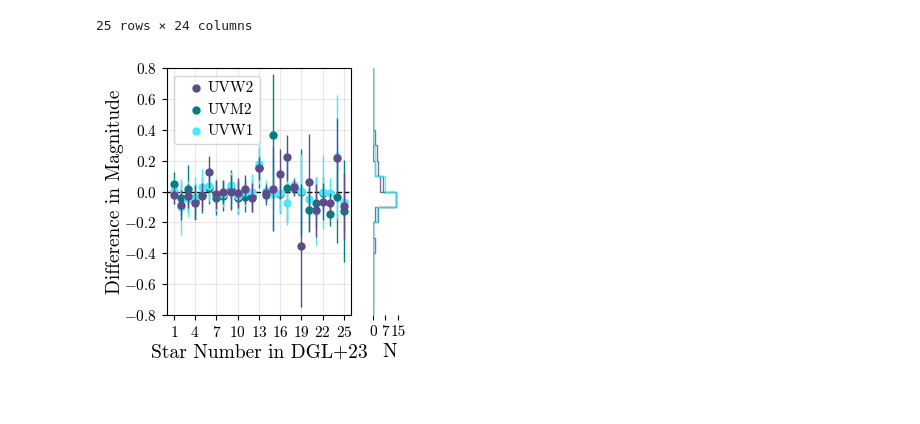
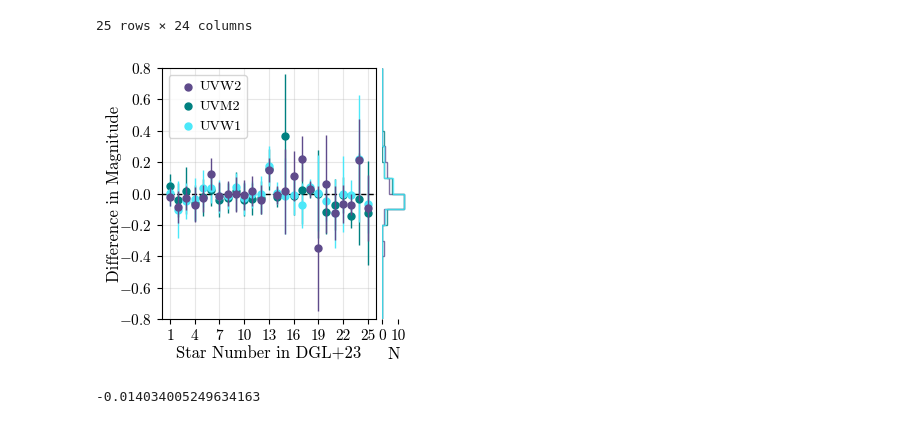
Before and after one commit to AstroLudwig/SUMS_UVPhotometricCatalog, a Jupyter notebook: 3_ValidationTesting/0_ComparisonToDrout23.ipynb, the cells around one changed output. Drawn from its saved outputs; the diff is of its cells as text; code cells hidden in the pictures.

Commit message:
Tried to make the figure less squished

```diff
--- a/3_ValidationTesting/0_ComparisonToDrout23.ipynb
+++ b/3_ValidationTesting/0_ComparisonToDrout23.ipynb
@@ -93,13 +93,13 @@ disc
 # %%
 from  matplotlib import rcParams
 rcParams["mathtext.fontset"] = 'cm'
-rcParams["axes.labelsize"] = 14
+rcParams["axes.labelsize"] = 12
 rcParams["lines.markersize"] = 5
 rcParams["lines.linewidth"] = 1
-rcParams["legend.fontsize"] = 11
+rcParams["legend.fontsize"] = 10
 
 f = plt.figure(constrained_layout=False, figsize=(3.36,3.36))
-ratio = 0.85
+ratio = 0.9
 gs = f.add_gridspec(1, 2,  width_ratios=(ratio,1-ratio))
 ax = f.add_subplot(gs[0])
 bx = f.add_subplot(gs[1])
@@ -117,42 +117,47 @@ ax.axhline(0,c='k',ls='--')
 # Labels
 #plt.xlabel(r'Star Number in Drout, G$\mathrm{\ddot{o}}$etberg, Ludwig 2023',color='black')
 ax.set_xlabel('Star Number in DGL+23',color='black',labelpad=3)
-ax.set_ylabel('Difference in Magnitude',color='black')
+ax.set_ylabel('Difference in Magnitude',color='black',labelpad=-2)
 # Legend
 ax.legend(loc='upper left',handletextpad=-0.2)
 # Limits
 ax.set_xlim(0,26)
 ydim = [-0.8,0.8]
 ax.set_ylim(ydim)
 ax.grid(True,alpha=0.3)
 # Ticks
 ax.set_xticks(np.arange(1,26,3))
+ax.set_xticklabels([str(i) for i in np.arange(1,26,3)])
 
 # HISTOGRAM
 ybins = np.linspace(ydim[0],ydim[1],16)
-data = np.array(disc[['uvw2_diff', 'uvm2_diff', 'uvw1_diff']]).flatten()
 binwidth = 0.1
 ybins = np.arange(-0.8, 0.8 +binwidth, binwidth)
 # Regular Counts
 hist, bins, _ = bx.hist(disc['uvw2_diff'],bins=ybins,color=colors[0],alpha=0.8,histtype='step',orientation='horizontal',lw=1,range=(ydim[0],ydim[1]))
 hist, bins, _ = bx.hist(disc['uvm2_diff'],bins=ybins,color=colors[1],alpha=0.8,histtype='step',orientation='horizontal',lw=1,range=(ydim[0],ydim[1]))
 hist, bins, _ = bx.hist(disc['uvw1_diff'],bins=ybins,color=colors[2],alpha=0.8,histtype='step',orientation='horizontal',lw=1,range=(ydim[0],ydim[1]))
 bx.set_ylim(ydim)
 # Turn off ylabel and axis
 bx.set_yticklabels([])
 # Turn off spines
 bx.spines['left'].set_visible(False)
 bx.spines['right'].set_visible(False)
 bx.spines['top'].set_visible(False)
 bx.spines['bottom'].set_visible(False)
 bx.yaxis.set_visible(False)
-bx.set_xlim(0,20)
-xticks = [0,7,15]
+bx.set_xlim(0,15)
+xticks = [0,10]
 bx.set_xticks(xticks)
 bx.set_xticklabels([str(i) for i in xticks])
 bx.set_xlabel('N',labelpad=3)
 
-plt.tight_layout()
+plt.tight_layout(w_pad=0.15)
 plt.savefig(f'ComparisonToDiscovery.pdf',bbox_inches='tight',dpi=300)
 # %% [output]
-[figure, old version]
+[figure, new version]
+# %%
+data = np.array(disc[['uvw2_diff', 'uvm2_diff', 'uvw1_diff']]).flatten()
+np.median(data)
+# %% [output]
+-0.014034005249634163
```
